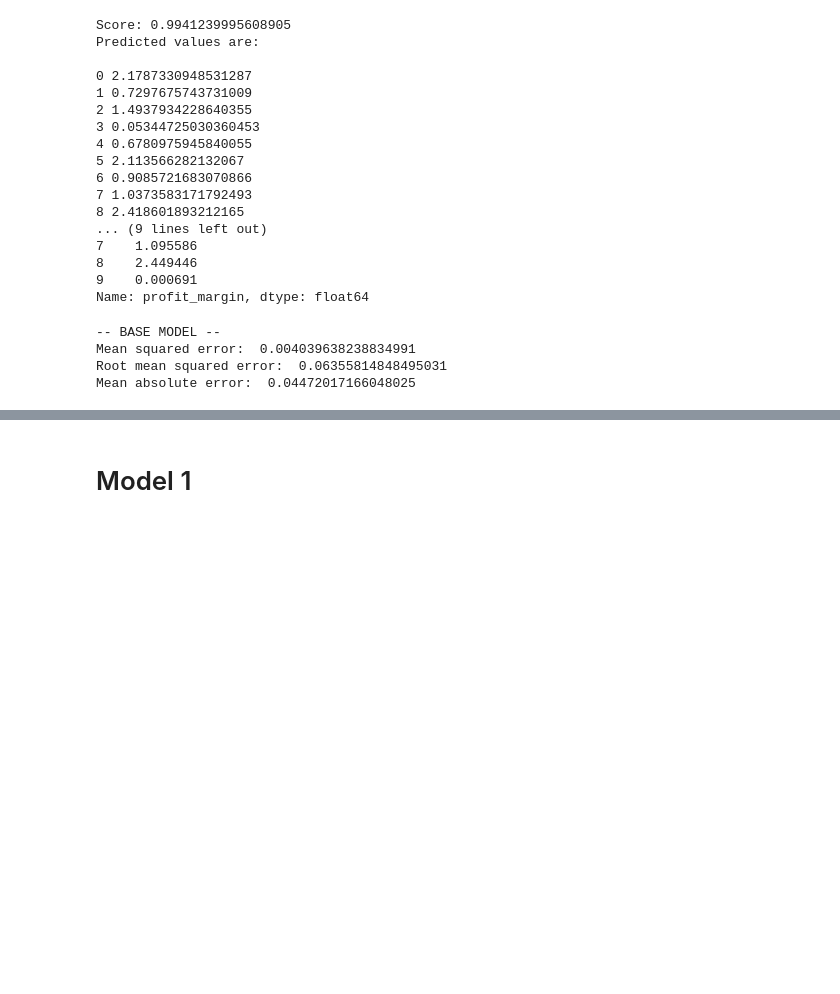
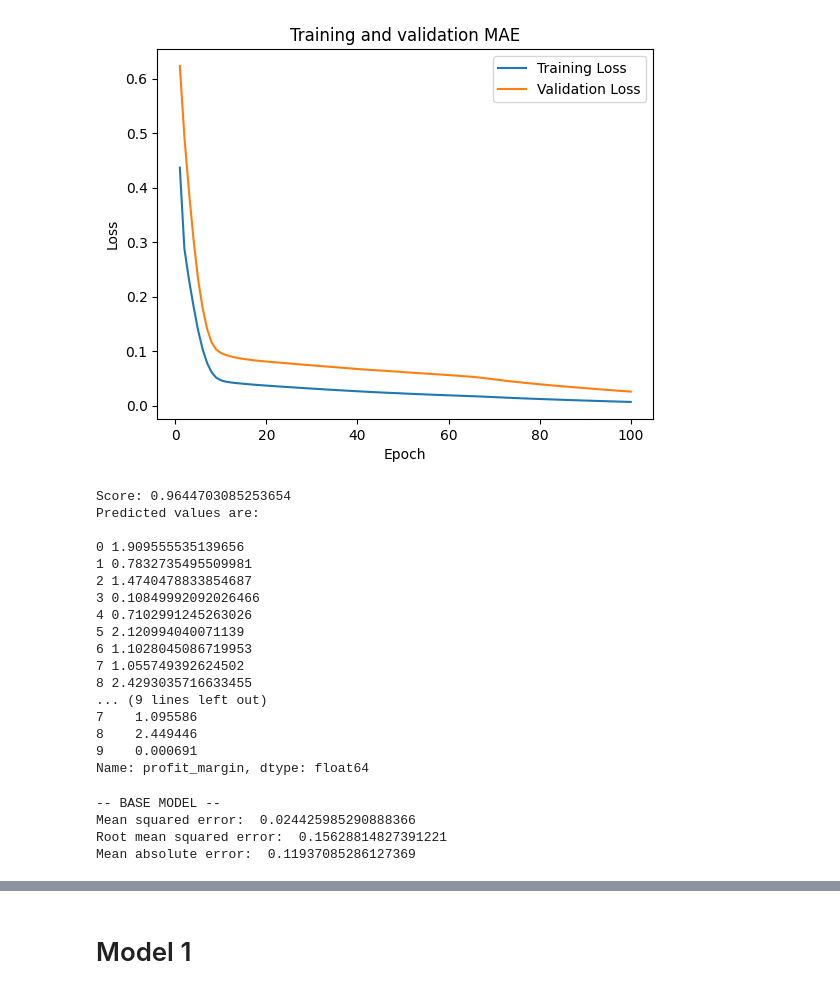
Before and after one commit to hscottvo/CS235-Project, a Jupyter notebook: nn.ipynb, the cells around one changed output, grey strips where cells are left out. Cells and saved outputs as stored; diff of their text form; code cells hidden in the pictures; blank space fills up the shorter version.

```diff
--- a/nn.ipynb
+++ b/nn.ipynb
@@ -57,0 +42,14 @@ nn_base = MLPRegressor().fit(X_train_c, y_train_c)
+# %%
+nn_base = MLPRegressor( max_iter=100, random_state=42)
+train_losses = []
+val_losses = []
+
+# Training loop
+for epoch in range(1, 101):  # Adjust the number of epochs as needed
+    nn_base.partial_fit(X_train, y_train)  # Incremental training for better loss tracking
+    train_loss = nn_base.loss_
+    y_val_pred = nn_base.predict(X_val)
+    val_loss = metrics.mean_squared_error(y_val, y_val_pred)
+    train_losses.append(train_loss)
+    val_losses.append(val_loss)
+    print(f"Epoch {epoch}, Training Loss: {train_loss}, Validation Loss: {val_loss}")
@@ -58,47 +74,33 @@ nn_base = MLPRegressor().fit(X_train_c, y_train_c)
 # %%
-# from matplotlib import pyplot as plt
-
-# loss = nn_base.loss_curve_
-# val_loss = nn_base.validation_scores_
-# epochs = range(1, len(loss) + 1)
-# plt.plot(epochs, loss, 'y', label='Training loss')
-# plt.plot(epochs, val_loss, 'r', label='Validation loss')
-# plt.title('Training and validation loss')
-# plt.xlabel('Epochs')
-# plt.ylabel('Loss')
-# plt.legend()
-# plt.show()
-
-
-# acc = history_1.history['mean_absolute_error']
-# val_acc = history_1.history['val_mean_absolute_error']
-# plt.plot(epochs, acc, 'y', label='Training MAE')
-# plt.plot(epochs, val_acc, 'r', label='Validation MAE')
-# plt.title('Training and validation MAE')
-# plt.xlabel('Epochs')
-# plt.ylabel('Accuracy')
-# plt.legend()
-# plt.show()
+plt.figure()
+plt.plot(range(1, len(train_losses) + 1), train_losses, label='Training Loss')
+plt.plot(range(1, len(val_losses) + 1), val_losses, label='Validation Loss')
+plt.title('Training and validation MAE')
+plt.xlabel('Epoch')
+plt.ylabel('Loss')
+plt.legend()
+plt.show()
 
 print("Score:",nn_base.score(X_test, y_test))
 predictions = nn_base.predict(X_test[:10])
 print("Predicted values are: \n")
 for i, val in enumerate(predictions):
     print(i,val)
 print("Real values are: \n", y_test[:10])
 # %% [output]
+[figure, added]
-Score: 0.9941239995608905
+Score: 0.9644703085253654
 Predicted values are:
 
-0 2.1787330948531287
-1 0.7297675743731009
-2 1.4937934228640355
-3 0.05344725030360453
-4 0.6780975945840055
-5 2.113566282132067
-6 0.9085721683070866
-7 1.0373583171792493
-8 2.418601893212165
+0 1.909555535139656
+1 0.7832735495509981
+2 1.4740478833854687
+3 0.10849992092026466
+4 0.7102991245263026
+5 2.120994040071139
+6 1.1028045086719953
+7 1.055749392624502
+8 2.4293035716633455
 ... (9 lines left out)
 7    1.095586
 8    2.449446
@@ -116,8 +118,8 @@ print("Root mean squared error: ", rmse)
 print('Mean absolute error: ', mae)
 # %% [output]
 -- BASE MODEL --
-Mean squared error:  0.004039638238834991
-Root mean squared error:  0.06355814848495031
-Mean absolute error:  0.04472017166048025
+Mean squared error:  0.024425985290888366
+Root mean squared error:  0.15628814827391221
+Mean absolute error:  0.11937085286127369
 # %%
 nn_hyperparam = MLPRegressor(hidden_layer_sizes=(50, 40, 30, 20, 10, 1), verbose = True, activation='relu', solver='adam', alpha=0.0001, batch_size='auto', learning_rate='constant', learning_rate_init=0.001, tol=0.0001,validation_fraction = 0.2, early_stopping=True).fit(X_train, y_train)
```
Also changed, not shown: parts of 8 cells of this notebook.
